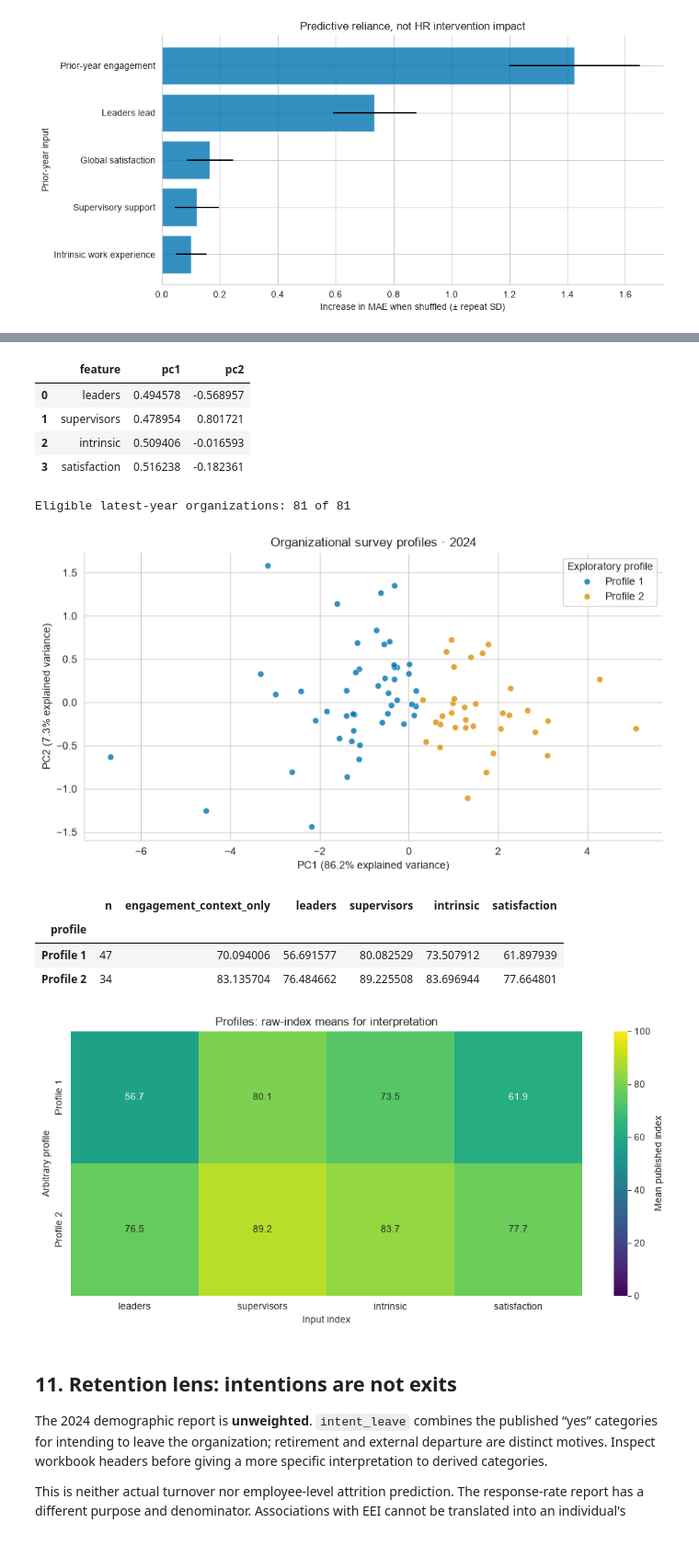
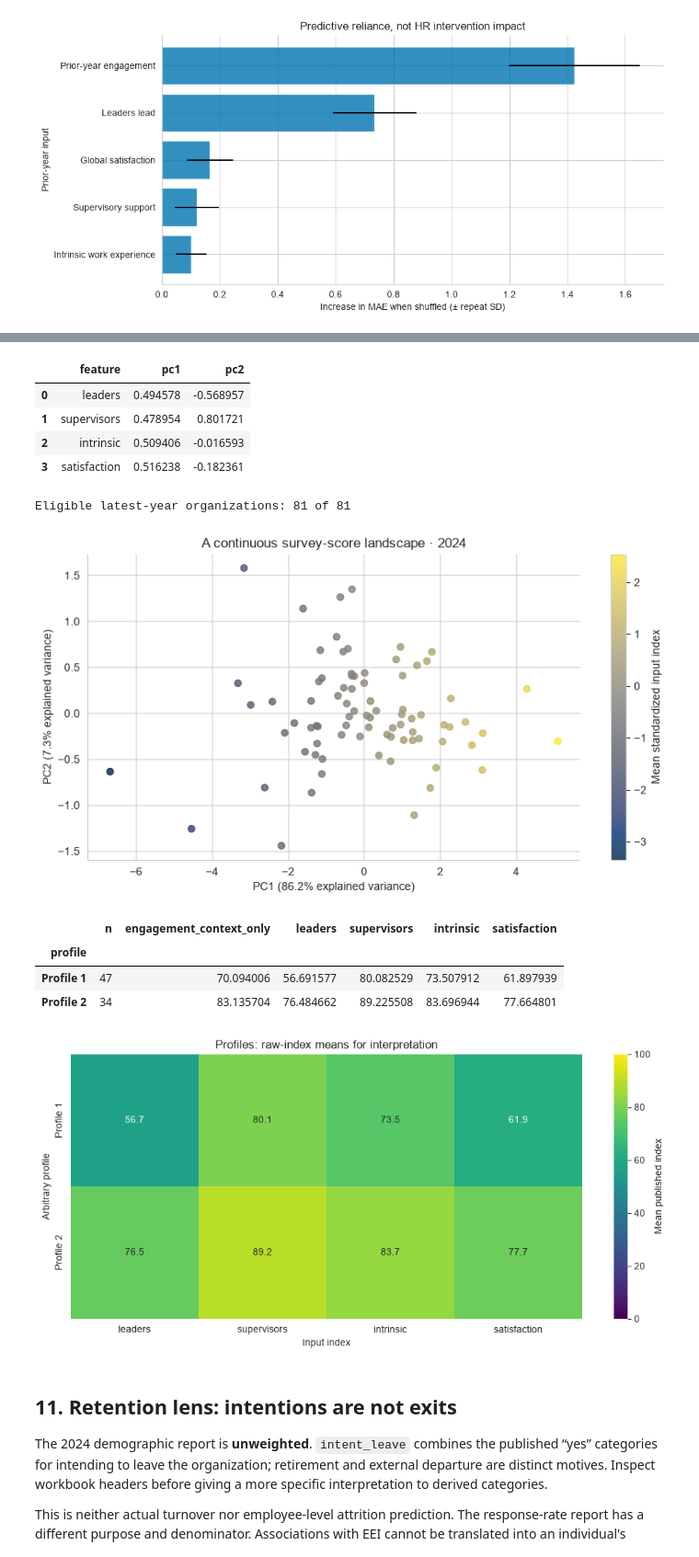
Before and after one commit to mberca-lab/engagement-atlas, a Jupyter notebook: notebooks/engagement_atlas.ipynb, the cells around one changed output, grey strips where cells are left out. Shown at 92% size. Cells and saved outputs as stored; diff of their text form; code cells hidden in the pictures.

```diff
--- a/notebooks/engagement_atlas.ipynb
+++ b/notebooks/engagement_atlas.ipynb
@@ -923,11 +1029,13 @@ points = pd.DataFrame(clusters["points"])
 points["profile"] = points.cluster.map(lambda value: f"Profile {int(value) + 1}")
 print("Eligible latest-year organizations:", len(points), "of", len(latest))
 fig, ax = plt.subplots()
-sns.scatterplot(points, x="x", y="y", hue="profile", alpha=0.8, ax=ax)
-ax.set(title=f"Organizational survey profiles · {latest_year}",
+level_by_name = pd.Series(scaled.mean(axis=1), index=eligible.organization)
+points["overall_level"] = points.organization.map(level_by_name)
+scatter = ax.scatter(points.x, points.y, c=points.overall_level, cmap="cividis", alpha=0.8)
+fig.colorbar(scatter, ax=ax, label="Mean standardized input index")
+ax.set(title=f"A continuous survey-score landscape · {latest_year}",
        xlabel=f"PC1 ({clusters['variance'][0]:.1%} explained variance)",
        ylabel=f"PC2 ({clusters['variance'][1]:.1%} explained variance)")
-ax.legend(title="Exploratory profile")
 finish(fig, "cluster_pca")
 profile_rows = [
     {"profile": item["name"], "n": item["n"],
@@ -938,34 +1046,34 @@ profile_table = pd.DataFrame(profile_rows).set_index("profile")
 display(profile_table)
 feature_keys = loadings.feature.tolist()
 fig, ax = plt.subplots(figsize=(12, 5))
 sns.heatmap(profile_table[feature_keys], annot=True, fmt=".1f", cmap="viridis",
             vmin=0, vmax=100, ax=ax, cbar_kws={"label": "Mean published index"})
 ax.set(title="Profiles: raw-index means for interpretation", xlabel="Input index",
        ylabel="Arbitrary profile")
 finish(fig, "cluster_profiles")
 # %% [output]
 |  | value |
 | k | 2 |
 | silhouette | 0.434893 |
 | stability | 0.885499 |
 | variance | [0.8622308009159305, 0.0734978283... |
 |  | k | score |
 | 0 | 2 | 0.434893 |
 | 1 | 3 | 0.413721 |
 | 2 | 4 | 0.382571 |
 | 3 | 5 | 0.336392 |
 |  | one-score simplification check |
 | n | 81 |
 | k | 2 |
 | adjustedRand | 1.0 |
 | interpretation | Compare the full-feature partitio... |
 |  | feature | pc1 | pc2 |
 | 0 | leaders | 0.494578 | -0.568957 |
 | 1 | supervisors | 0.478954 | 0.801721 |
 | 2 | intrinsic | 0.509406 | -0.016593 |
 | 3 | satisfaction | 0.516238 | -0.182361 |
 Eligible latest-year organizations: 81 of 81
-[figure, old version]
+[figure, new version]
 |  | n | engagement_context_only | leaders | supervisors | intrinsic | satisfaction |
 | profile |  |  |  |  |  |  |
 | Profile 1 | 47 | 70.094006 | 56.691577 | 80.082529 | 73.507912 | 61.897939 |
```
Also changed, not shown: parts of 7 cells of this notebook, 38 other files.
